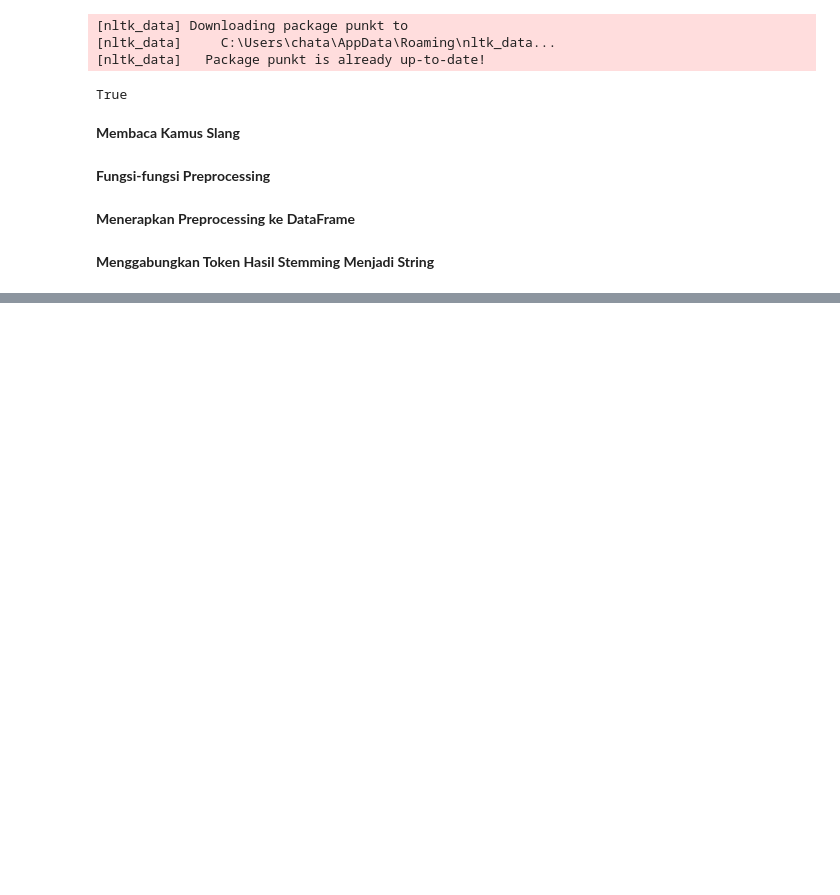
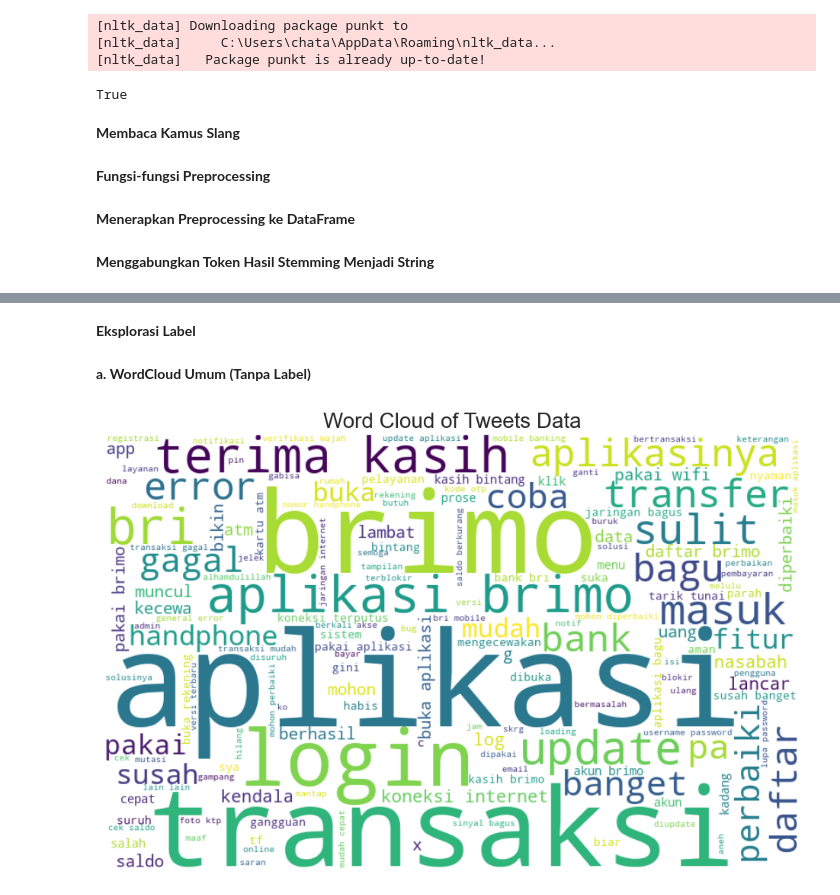
Before and after one commit to Chatarinaeva/analisis_sentimen, a Jupyter notebook: Submission_Analisis_Sentimen_BRImo.ipynb, the cells around one changed output, grey strips where cells are left out. Saved outputs shown, nothing was run; the diff lists cells and outputs as text; code cells hidden in the pictures; blank space fills up the shorter version.

```diff
--- a/Submission_Analisis_Sentimen_BRImo.ipynb
+++ b/Submission_Analisis_Sentimen_BRImo.ipynb
@@ -689,0 +824,3 @@ preprocessed_df[['content', 'text_clean', 'text_casefold', 'text_slangfix', 'tex
+# %%
+brimo_sentiment_df = pd.read_csv('Dataset/preprocessed_sentiment_dataset.csv')
+brimo_sentiment_df[['text_string']].head()
@@ -689,0 +834,29 @@ preprocessed_df[['content', 'text_clean', 'text_casefold', 'text_slangfix', 'tex
+# %% [markdown]
+**Eksplorasi Label**
+# %% [markdown]
+**a. WordCloud Umum (Tanpa Label)**
+# %%
+# Word Cloud Umum (Tanpa Label)
+all_corpus = ' '.join(
+    brimo_sentiment_df['text_stopword']
+    .fillna('')
+    .astype(str)
+    .str.replace("'", "", regex=False)  # Hapus tanda petik satu
+)
+
+wordcloud = WordCloud(
+    width=800,
+    height=500,
+    background_color='white',
+    min_font_size=10
+).generate(all_corpus)
+
+# Visualisasi
+plt.figure(figsize=(10, 6))
+plt.title('Word Cloud of Tweets Data', fontsize=16)
+plt.imshow(wordcloud, interpolation='hamming')
+plt.axis('off')
+plt.tight_layout(pad=0)
+plt.show()
+# %% [output]
+[figure, added]
```
Also changed, not shown: parts of 39 cells of this notebook, 2 other files.
